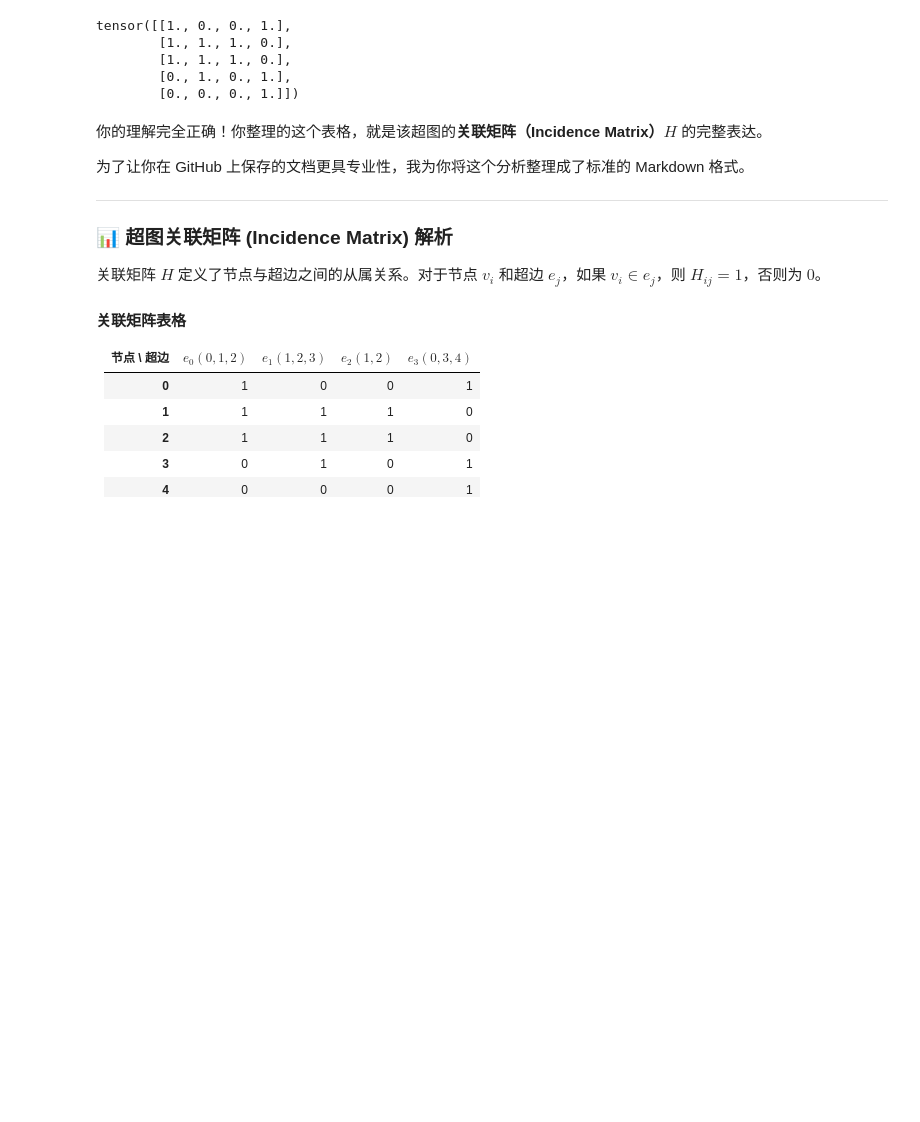
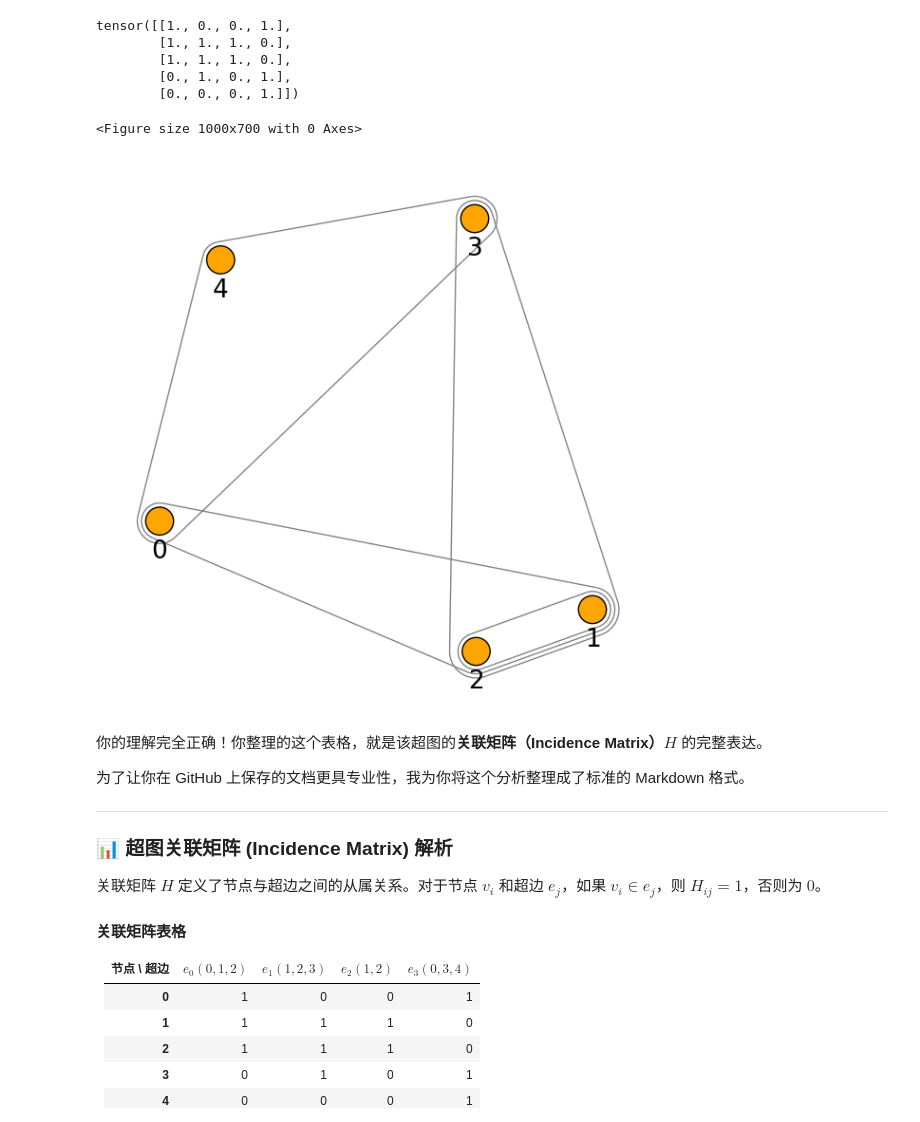
Before and after one commit to riyuejuyjyj/dhg, a Jupyter notebook: hypergraph.ipynb, the cells around one changed output. Saved outputs shown, nothing was run; the diff lists cells and outputs as text; code cells hidden in the pictures; blank space fills up the shorter version.

```diff
--- a/hypergraph.ipynb
+++ b/hypergraph.ipynb
@@ -1,14 +1,26 @@
 # %%
 # 定义一个超图
 import dhg
+from dhg.visualization import draw_hypergraph
+import matplotlib.pyplot as plt
 hg = dhg.Hypergraph(5, [(0, 1, 2), (1, 3, 2), (1, 2), (0, 3, 4)]) # type: ignore
 print(hg.H.to_dense())
+# 核心代码：使用 v_label 参数
+plt.figure(figsize=(10, 7)) # 放大画布以便观察
+draw_hypergraph(
+    hg,
+    v_label=[str(i) for i in range(5)], # 关键点：给每个节点分配 0-4 的字符串标签# 调大节点尺寸，防止标签遮挡
+    v_color="orange",                   # 鲜艳的节点颜色# 调整标签文字大小
+)
+plt.show()
 # %% [output]
 tensor([[1., 0., 0., 1.],
         [1., 1., 1., 0.],
         [1., 1., 1., 0.],
         [0., 1., 0., 1.],
         [0., 0., 0., 1.]])
+<Figure size 1000x700 with 0 Axes>
+[figure, added]
 # %% [markdown]
 你的理解完全正确！你整理的这个表格，就是该超图的**关联矩阵（Incidence Matrix）$H$** 的完整表达。
 
```
Also changed, not shown: parts of 1 cell of this notebook, 9 other files.
